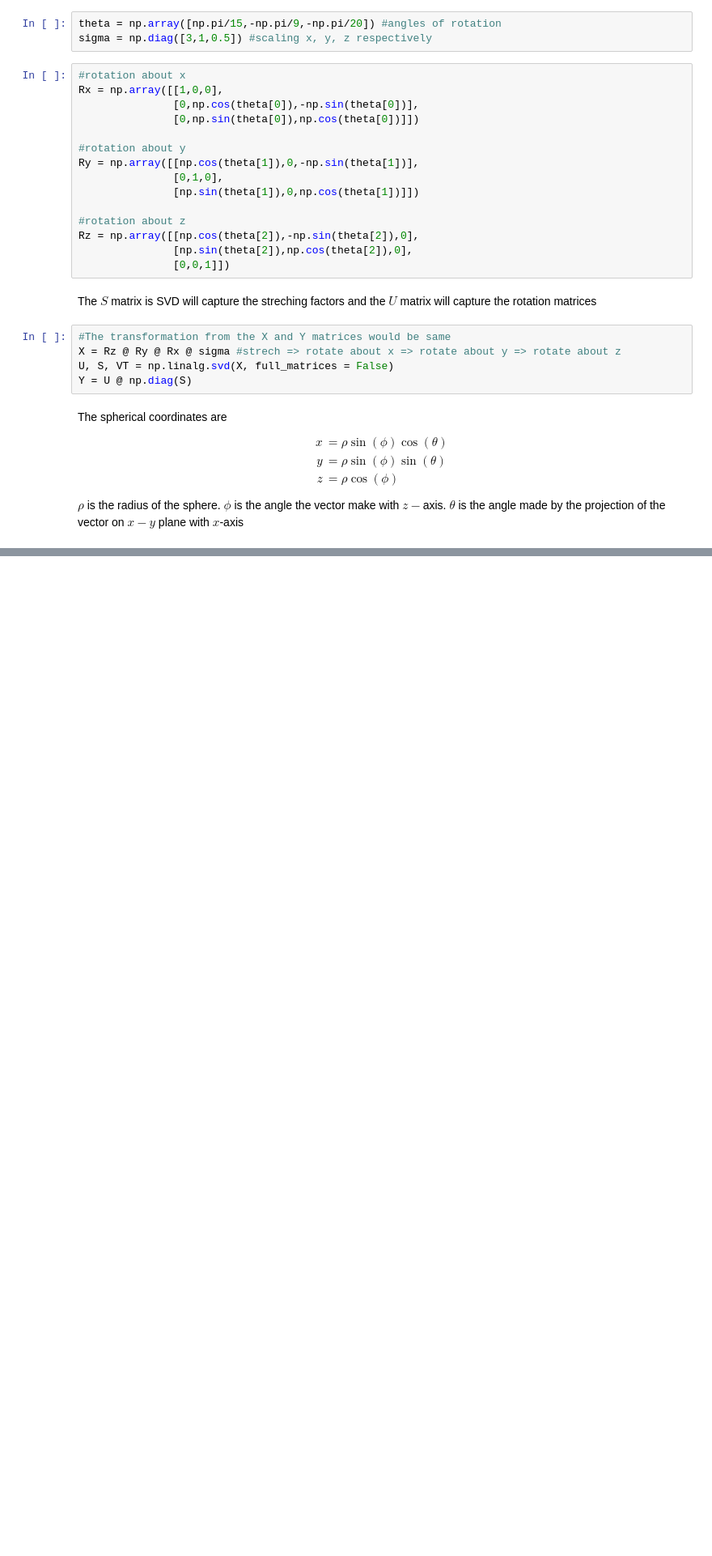
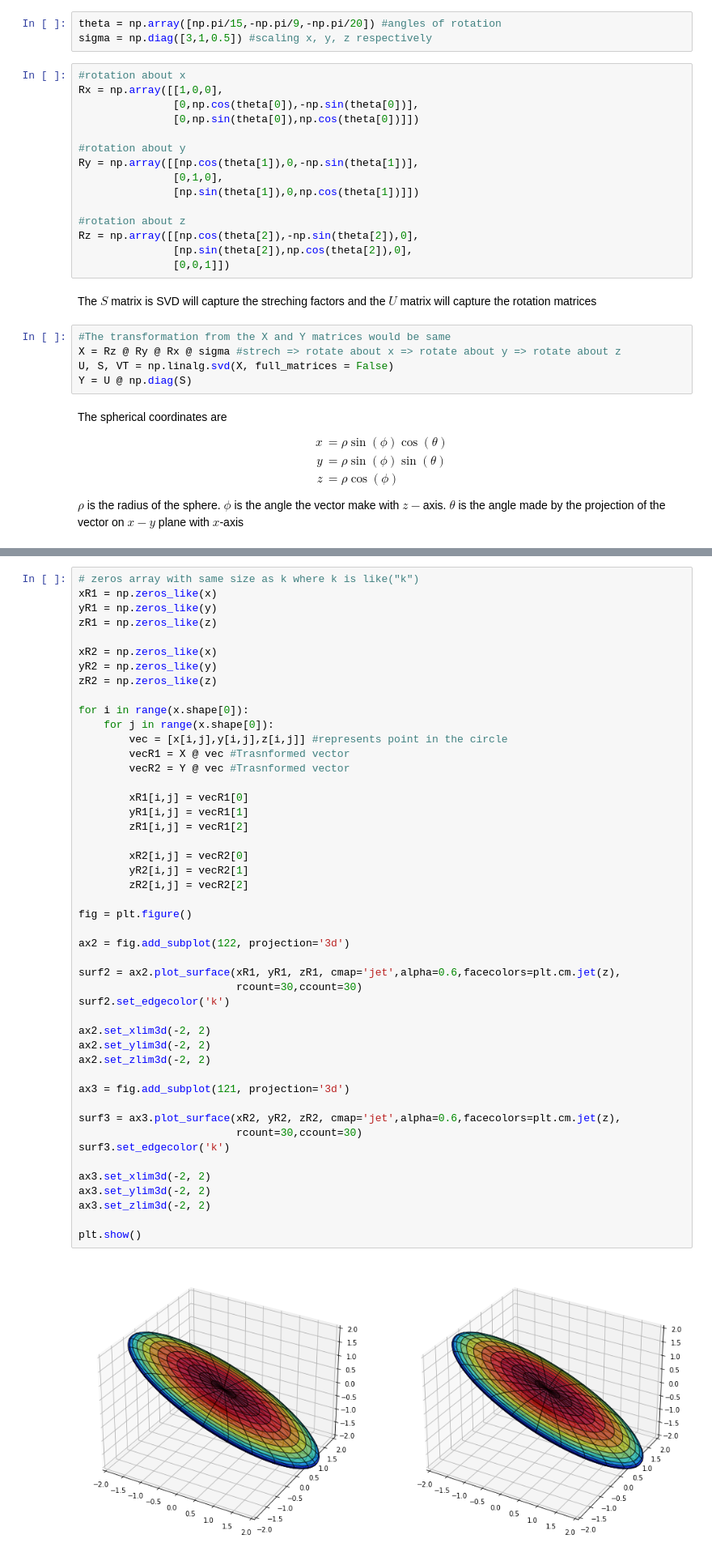
Before and after one commit to Divyanshu-Bhatt/Machine-Learning, a Jupyter notebook: SVD Transformation.ipynb, the cells around one changed output, grey strips where cells are left out. Shown at 81% size. Drawn from its saved outputs; the diff is of its cells as text; blank space fills up the shorter version.

```diff
--- a/SVD Transformation.ipynb
+++ b/SVD Transformation.ipynb
@@ -86,0 +62,49 @@ plt.show()
+# %%
+# zeros array with same size as k where k is like("k")
+xR1 = np.zeros_like(x)
+yR1 = np.zeros_like(y)
+zR1 = np.zeros_like(z)
+
+xR2 = np.zeros_like(x)
+yR2 = np.zeros_like(y)
+zR2 = np.zeros_like(z)
+
+for i in range(x.shape[0]):
+    for j in range(x.shape[0]):
+        vec = [x[i,j],y[i,j],z[i,j]] #represents point in the circle
+        vecR1 = X @ vec #Trasnformed vector
+        vecR2 = Y @ vec #Trasnformed vector
+
+        xR1[i,j] = vecR1[0]
+        yR1[i,j] = vecR1[1]
+        zR1[i,j] = vecR1[2]
+
+        xR2[i,j] = vecR2[0]
+        yR2[i,j] = vecR2[1]
+        zR2[i,j] = vecR2[2]
+
+fig = plt.figure()
+
+ax2 = fig.add_subplot(122, projection='3d')
+
+surf2 = ax2.plot_surface(xR1, yR1, zR1, cmap='jet',alpha=0.6,facecolors=plt.cm.jet(z),
+                         rcount=30,ccount=30)
+surf2.set_edgecolor('k')
+
+ax2.set_xlim3d(-2, 2)
+ax2.set_ylim3d(-2, 2)
+ax2.set_zlim3d(-2, 2)
+
+ax3 = fig.add_subplot(121, projection='3d')
+
+surf3 = ax3.plot_surface(xR2, yR2, zR2, cmap='jet',alpha=0.6,facecolors=plt.cm.jet(z),
+                         rcount=30,ccount=30)
+surf3.set_edgecolor('k')
+
+ax3.set_xlim3d(-2, 2)
+ax3.set_ylim3d(-2, 2)
+ax3.set_zlim3d(-2, 2)
+
+plt.show()
+# %% [output]
+[figure, added]
```
Also changed, not shown: parts of 1 cell of this notebook.
